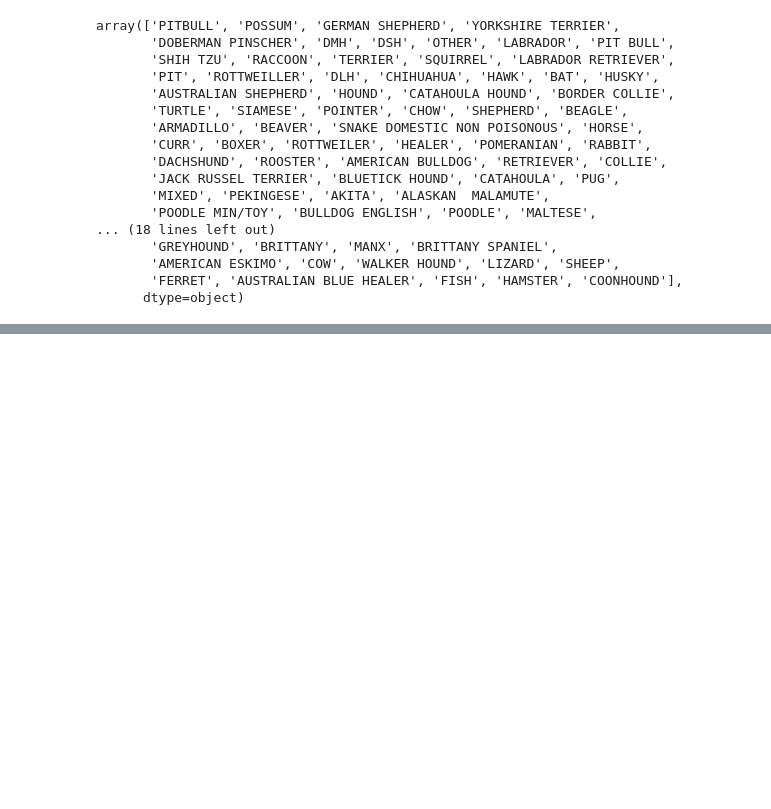
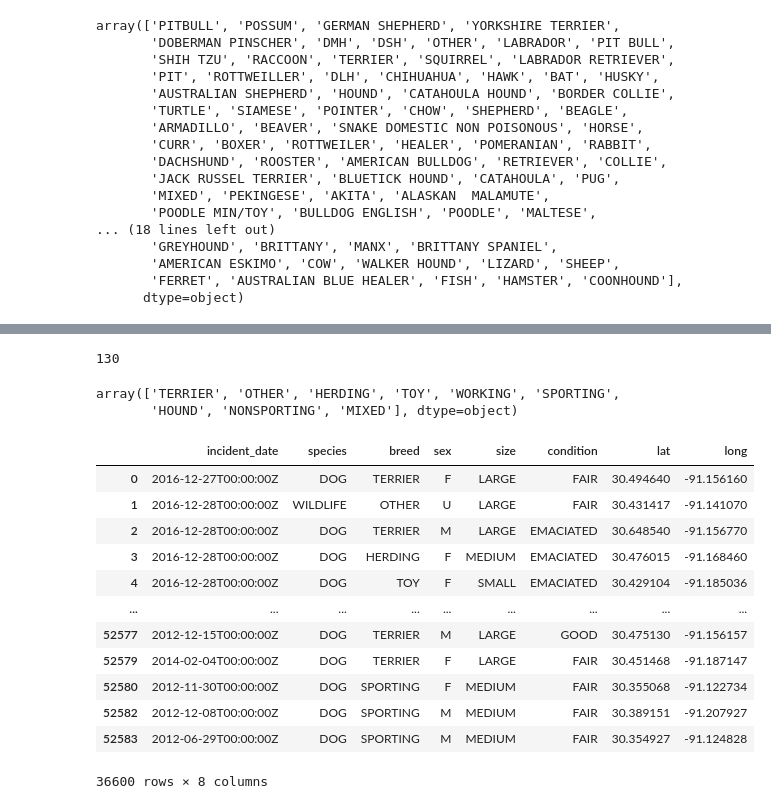
Before and after one commit to PaulaEsteban2000/CSE151A_UrbanAnimals, a Jupyter notebook: notebook.ipynb, the cells around one changed output, grey strips where cells are left out. Saved outputs shown, nothing was run; the diff lists cells and outputs as text; code cells hidden in the pictures; blank space fills up the shorter version.

Commit message:
Assigned breeds to categories based on AKC's classification

```diff
--- a/notebook.ipynb
+++ b/notebook.ipynb
@@ -110,3 +116,31 @@ df.head()
 | 2 | 2016-12-28T00:00:00Z | DOG | PITBULL | M | LARGE | EMACIATED | 30.648540 | -91.156770 |
 | 3 | 2016-12-28T00:00:00Z | DOG | GERMAN SHEPHERD | F | MEDIUM | EMACIATED | 30.476015 | -91.168460 |
 | 4 | 2016-12-28T00:00:00Z | DOG | YORKSHIRE TERRIER | F | SMALL | EMACIATED | 30.429104 | -91.185036 |
+# %%
+df = df.assign(breed=df.breed.apply(lambda x: x[1:].strip() if x[0]=="X" else x.strip()))
+# %%
+# 'Husky' apparently doesn't only refer to the Siberian Husky, so left the two as separate
+# Assumes that 'BOSTON' only refers to Boston Terriers
+
+fix_repeat = df.assign(breed=df.breed.apply(lambda x: "PITBULL" if x=="PIT BULL" else x))
+fix_repeat = fix_repeat.assign(breed=fix_repeat.breed.apply(lambda x: "LABRADOR RETRIEVER" if x=="LABRADOR" else x))
+fix_repeat = fix_repeat.assign(breed=fix_repeat.breed.apply(lambda x: "PITBULL" if x=="PIT" else x))
+fix_repeat = fix_repeat.assign(breed=fix_repeat.breed.apply(lambda x: "ROTTWEILER" if x=="ROTTWEILLER" else x))
+fix_repeat = fix_repeat.assign(breed=fix_repeat.breed.apply(lambda x: "HEELER" if x=="HEALER" else x))
+fix_repeat = fix_repeat.assign(breed=fix_repeat.breed.apply(lambda x: "CATAHOULA HOUND" if x=="CATAHOULA" else x))
+fix_repeat = fix_repeat.assign(breed=fix_repeat.breed.apply(lambda x: "ENGLISH BULLDOG" if x=="BULLDOG ENGLISH" else x))
+fix_repeat = fix_repeat.assign(breed=fix_repeat.breed.apply(lambda x: "DOBERMAN PINSCHER" if x=="DOBERMAN" else x))
+fix_repeat = fix_repeat.assign(breed=fix_repeat.breed.apply(lambda x: "BOSTON TERRIER" if x=="BOSTON" else x))
+fix_repeat = fix_repeat.assign(breed=fix_repeat.breed.apply(lambda x: "POODLE MIN/TOY" if x=="POODLE (MIN/TOY)" else x))
+fix_repeat = fix_repeat.assign(breed=fix_repeat.breed.apply(lambda x: "ENGLISH BULLDOG" if x=="BULLDOG (ENGLISH)" else x))
+fix_repeat = fix_repeat.assign(breed=fix_repeat.breed.apply(lambda x: "PITBULL" if x=="pit" else x))
+fix_repeat = fix_repeat.assign(breed=fix_repeat.breed.apply(lambda x: "POODLE STANDARD" if x=="POODLE -STANDARD" else x))
+fix_repeat = fix_repeat.assign(breed=fix_repeat.breed.apply(lambda x: "FRENCH BULLDOG" if x=="BULLDOG (FRENCH)" else x))
+fix_repeat = fix_repeat.assign(breed=fix_repeat.breed.apply(lambda x: "BRITTANY" if x=="BRITTANY SPANIEL" else x))
+fix_repeat = fix_repeat.assign(breed=fix_repeat.breed.apply(lambda x: "HEELER" if x=="AUSTRALIAN BLUE HEALER" else x))
+fix_repeat = fix_repeat.assign(breed=fix_repeat.breed.apply(lambda x: "CHOW CHOW" if x=="CHOW" else x))
+fix_repeat = fix_repeat.assign(breed=fix_repeat.breed.apply(lambda x: "SHAR PEI" if x=="SHARPEI" else x))
+# %%
+len(fix_repeat.breed.unique())
+# %% [output]
+130
@@ -112,0 +204,31 @@ df.head()
+# %%
+# Left MIXED breed as is for now
+categories = fix_repeat.copy()
+categories['breed'].replace(Herding, 'HERDING', inplace=True)
+categories['breed'].replace(Hound, 'HOUND', inplace=True)
+categories['breed'].replace(Toy, 'TOY', inplace=True)
+categories['breed'].replace(Non_sporting, 'NONSPORTING', inplace=True)
+categories['breed'].replace(Sporting, 'SPORTING', inplace=True)
+categories['breed'].replace(Terrier, 'TERRIER', inplace=True)
+categories['breed'].replace(Working, 'WORKING', inplace=True)
+categories['breed'].replace(Other, 'OTHER', inplace=True)
+categories.breed.unique()
+# %% [output]
+array(['TERRIER', 'OTHER', 'HERDING', 'TOY', 'WORKING', 'SPORTING',
+       'HOUND', 'NONSPORTING', 'MIXED'], dtype=object)
+# %%
+categories
+# %% [output]
+|  | incident_date | species | breed | sex | size | condition | lat | long |
+| 0 | 2016-12-27T00:00:00Z | DOG | TERRIER | F | LARGE | FAIR | 30.494640 | -91.156160 |
+| 1 | 2016-12-28T00:00:00Z | WILDLIFE | OTHER | U | LARGE | FAIR | 30.431417 | -91.141070 |
+| 2 | 2016-12-28T00:00:00Z | DOG | TERRIER | M | LARGE | EMACIATED | 30.648540 | -91.156770 |
+| 3 | 2016-12-28T00:00:00Z | DOG | HERDING | F | MEDIUM | EMACIATED | 30.476015 | -91.168460 |
+| 4 | 2016-12-28T00:00:00Z | DOG | TOY | F | SMALL | EMACIATED | 30.429104 | -91.185036 |
+| ... | ... | ... | ... | ... | ... | ... | ... | ... |
+| 52577 | 2012-12-15T00:00:00Z | DOG | TERRIER | M | LARGE | GOOD | 30.475130 | -91.156157 |
+| 52579 | 2014-02-04T00:00:00Z | DOG | TERRIER | F | LARGE | FAIR | 30.451468 | -91.187147 |
+| 52580 | 2012-11-30T00:00:00Z | DOG | SPORTING | F | MEDIUM | FAIR | 30.355068 | -91.122734 |
+| 52582 | 2012-12-08T00:00:00Z | DOG | SPORTING | M | MEDIUM | FAIR | 30.389151 | -91.207927 |
+| 52583 | 2012-06-29T00:00:00Z | DOG | SPORTING | M | MEDIUM | FAIR | 30.354927 | -91.124828 |
+36600 rows × 8 columns
```
Also changed, not shown: parts of 5 cells of this notebook.
